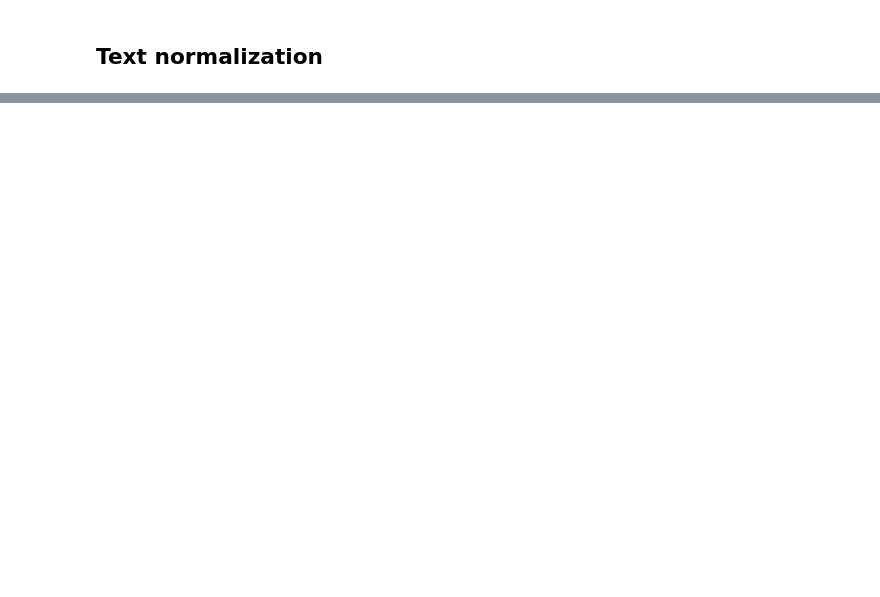
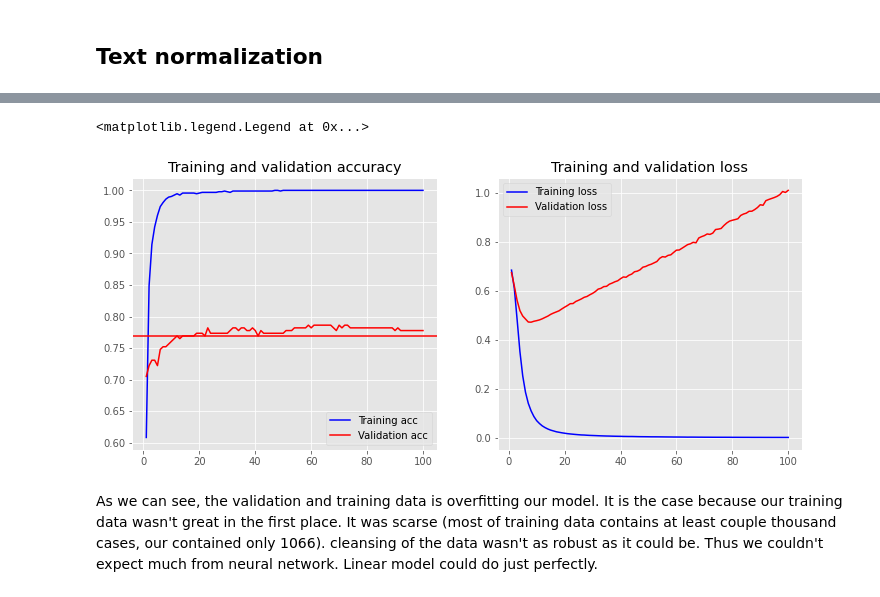
Before and after one commit to bjpietrzak/MachineLearningPractice, a Jupyter notebook: projekt.ipynb, the cells around one changed output, grey strips where cells are left out. Saved outputs shown, nothing was run; the diff lists cells and outputs as text; code cells hidden in the pictures; blank space fills up the shorter version.

```diff
--- a/projekt.ipynb
+++ b/projekt.ipynb
@@ -166,0 +188,9 @@ tf.string
+# %%
+from sklearn.linear_model import LogisticRegression
+
+classifier = LogisticRegression()
+
+classifier.fit(X_train, y_train)
+Linearscore = classifier.score(X_test, y_test)
+
+print(f'Accuracy {Linearscore:.2f}')
@@ -166,0 +201,12 @@ tf.string
+# %%
+from keras.models import Sequential
+
+inputSize = X_train.shape[1]
+model = Sequential()
+
+model.add(keras.layers.Dense(10, input_dim=inputSize, activation='relu'))
+model.add(keras.layers.Dense(1, activation='sigmoid'))
+# %%
+model.compile(loss='binary_crossentropy', optimizer='adam', metrics=['acc'])
+
+model.summary()
@@ -166,0 +227,2 @@ tf.string
+# %%
+history = model.fit(X_train, y_train,epochs=100,verbose=True,validation_data=(X_test, y_test),batch_size=10)
@@ -166,0 +259,24 @@ tf.string
+# %%
+acc = history.history['acc']
+val_acc = history.history['val_acc']
+loss = history.history['loss']
+val_loss = history.history['val_loss']
+x = range(1, len(acc) + 1)
+
+plt.figure(figsize=(12, 5))
+plt.subplot(1, 2, 1)
+plt.plot(x, acc, 'b', label='Training acc')
+plt.plot(x, val_acc, 'r', label='Validation acc')
+plt.axhline(y=Linearscore, color='r', linestyle='-')
+plt.title('Training and validation accuracy')
+plt.legend()
+plt.subplot(1, 2, 2)
+plt.plot(x, loss, 'b', label='Training loss')
+plt.plot(x, val_loss, 'r', label='Validation loss')
+plt.title('Training and validation loss')
+plt.legend()
+# %% [output]
+<matplotlib.legend.Legend at 0x...>
+[figure, added]
+# %% [markdown]
+As we can see, the validation and training data is overfitting our model. It is the case because our training data wasn't great in the first place. It was scarse (most of training data contains at least couple thousand cases, our contained only 1066). cleansing of the data wasn't as robust as it could be. Thus we couldn't expect much from neural network. Linear model could do just perfectly.
```
Also changed, not shown: parts of 22 cells of this notebook.
